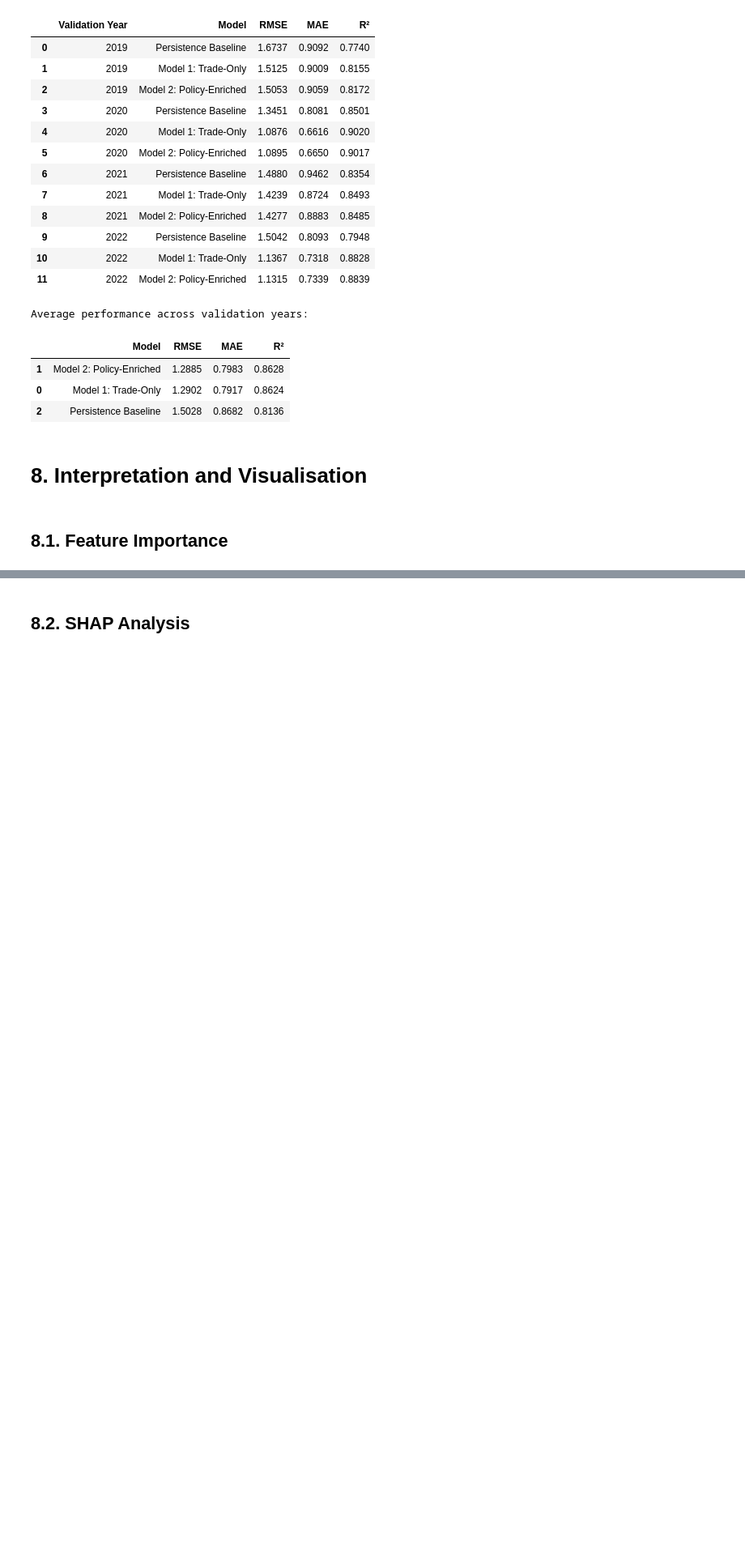
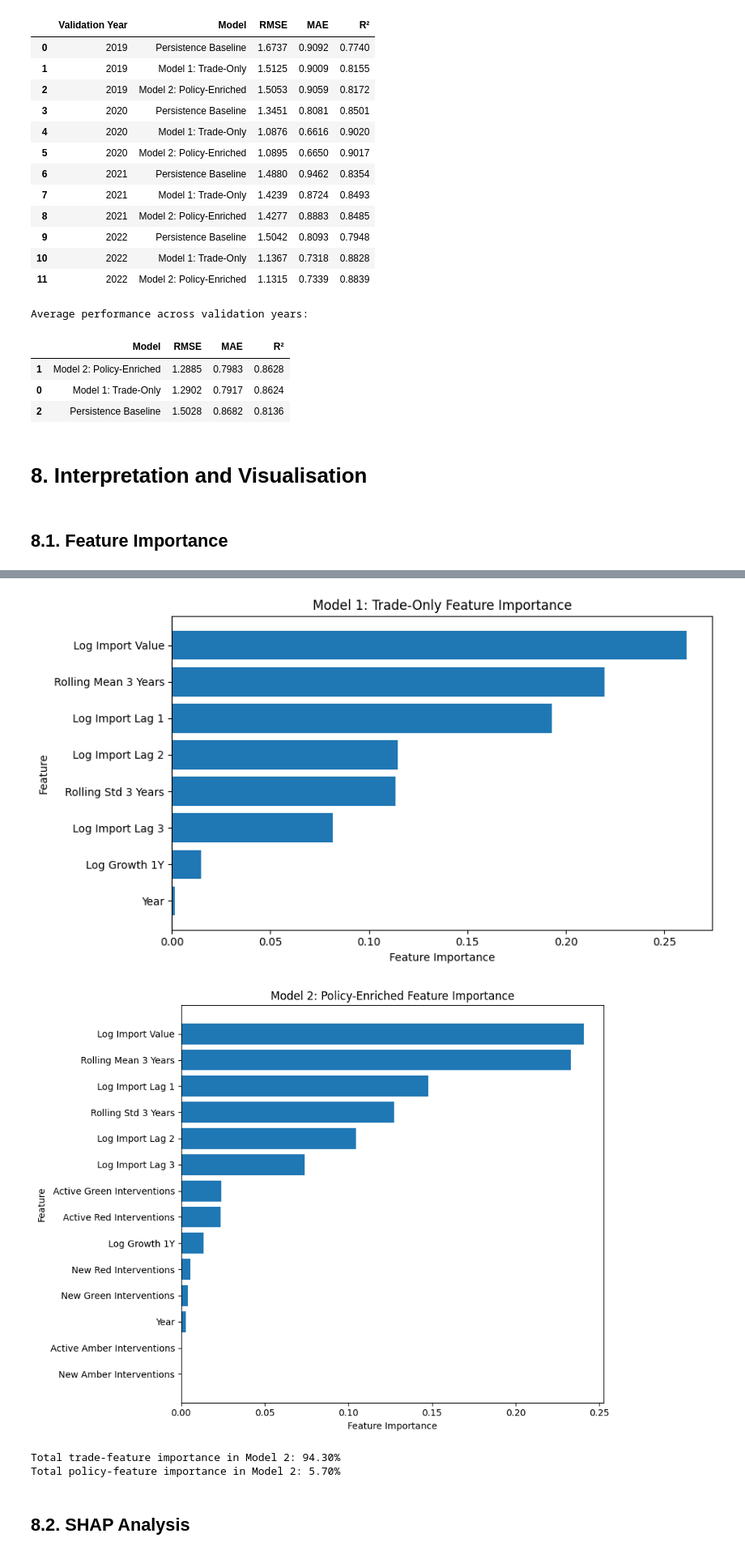
Before and after one commit to atessberfin/voltradar, a Jupyter notebook: notebooks/VoltRadar_Masters_Thesis.ipynb, the cells around one changed output, grey strips where cells are left out. Shown at 81% size. Cells and saved outputs as stored; diff of their text form; code cells hidden in the pictures; blank space fills up the shorter version.

Commit message:
Add model interpretation and 2026 market forecasts

```diff
--- a/notebooks/VoltRadar_Masters_Thesis.ipynb
+++ b/notebooks/VoltRadar_Masters_Thesis.ipynb
@@ -3968,2 +4025,63 @@ Average performance across validation years:
+# %%
+plt.figure(figsize=(9, 5))
+
+plt.barh(
+    model_1_feature_importance["Feature"][::-1],
+    model_1_feature_importance["Importance"][::-1]
+)
+
+plt.xlabel("Feature Importance")
+plt.ylabel("Feature")
+plt.title("Model 1: Trade-Only Feature Importance")
+
+plt.tight_layout()
+plt.show()
+
+
+plt.figure(figsize=(9, 7))
+
+plt.barh(
+    model_2_feature_importance["Feature"][::-1],
+    model_2_feature_importance["Importance"][::-1]
+)
+
+plt.xlabel("Feature Importance")
+plt.ylabel("Feature")
+plt.title("Model 2: Policy-Enriched Feature Importance")
+
+plt.tight_layout()
+plt.show()
+# %% [output]
+[figure, added]
+[figure, added]
+# %%
+policy_importance_total = (
+    model_2_feature_importance[
+        model_2_feature_importance["Feature"].isin(
+            policy_features_for_model
+        )
+    ]["Importance"].sum()
+)
+
+trade_importance_total = (
+    model_2_feature_importance[
+        model_2_feature_importance["Feature"].isin(
+            trade_only_features
+        )
+    ]["Importance"].sum()
+)
+
+print(
+    f"Total trade-feature importance in Model 2: "
+    f"{trade_importance_total:.2%}"
+)
+
+print(
+    f"Total policy-feature importance in Model 2: "
+    f"{policy_importance_total:.2%}"
+)
+# %% [output]
+Total trade-feature importance in Model 2: 94.30%
+Total policy-feature importance in Model 2: 5.70%
 # %% [markdown]
 ## **8.2. SHAP Analysis**
```
Also changed, not shown: parts of 43 cells of this notebook.
